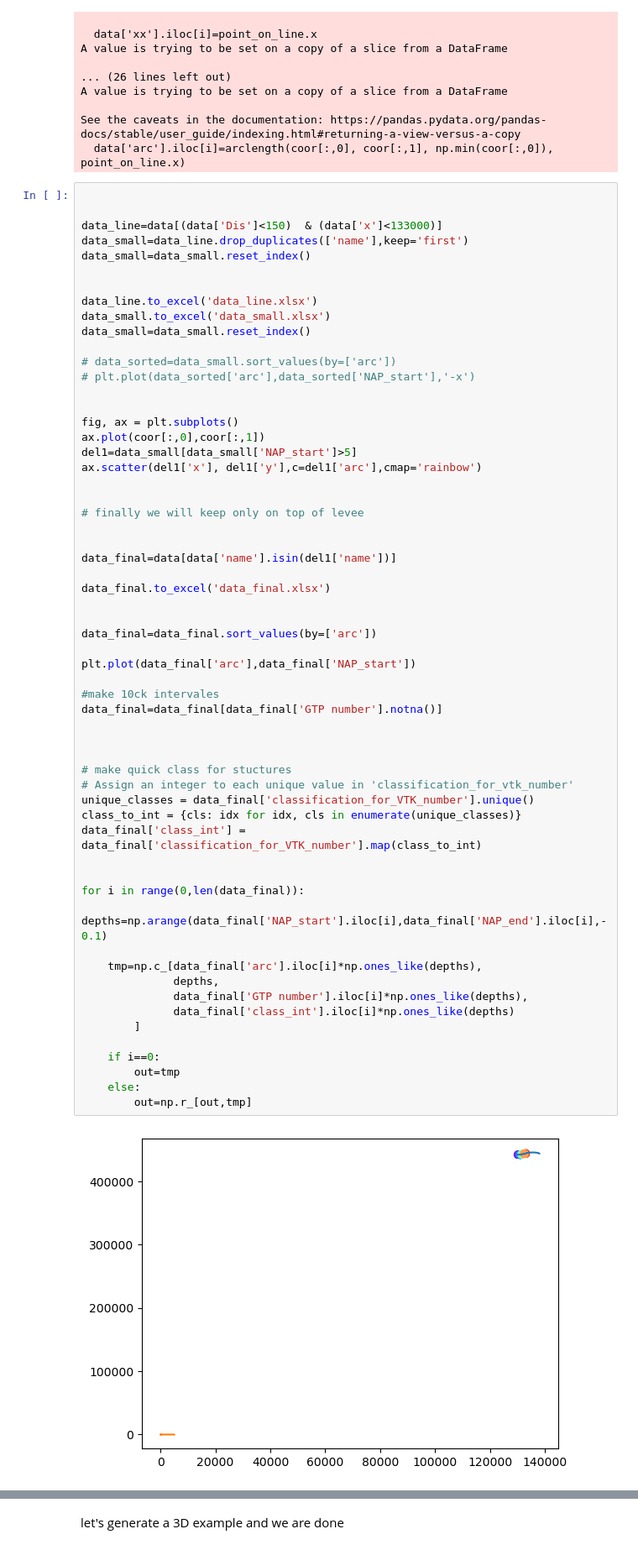
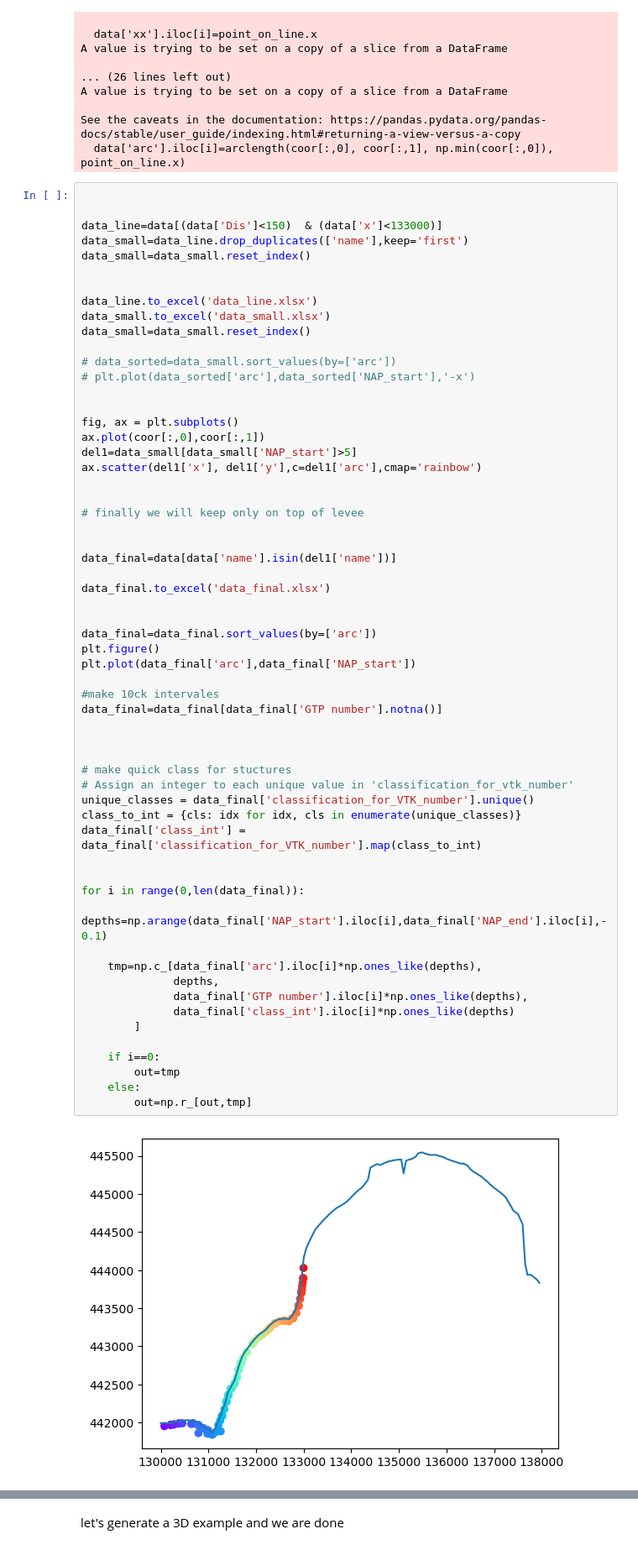
Before and after one commit to mariosgeo/Geology, a Jupyter notebook: demo.ipynb, the cells around one changed output, grey strips where cells are left out. Shown at 84% size. Drawn from its saved outputs; the diff is of its cells as text.

```diff
--- a/demo.ipynb
+++ b/demo.ipynb
@@ -1046,33 +899,33 @@ data_final.to_excel('data_final.xlsx')
 
 
 data_final=data_final.sort_values(by=['arc'])
-
+plt.figure()
 plt.plot(data_final['arc'],data_final['NAP_start'])
 
 #make 10ck intervales
 data_final=data_final[data_final['GTP number'].notna()]
 
 
 
 # make quick class for stuctures
 # Assign an integer to each unique value in 'classification_for_vtk_number'
 unique_classes = data_final['classification_for_VTK_number'].unique()
 class_to_int = {cls: idx for idx, cls in enumerate(unique_classes)}
 data_final['class_int'] = data_final['classification_for_VTK_number'].map(class_to_int)
 
 
 for i in range(0,len(data_final)):
     depths=np.arange(data_final['NAP_start'].iloc[i],data_final['NAP_end'].iloc[i],-0.1)
 
     tmp=np.c_[data_final['arc'].iloc[i]*np.ones_like(depths),
               depths,
               data_final['GTP number'].iloc[i]*np.ones_like(depths),
               data_final['class_int'].iloc[i]*np.ones_like(depths)
         ]
 
     if i==0:
         out=tmp
     else:
         out=np.r_[out,tmp]
 # %% [output]
-[figure, old version]
+[figure, new version]
```
Also changed, not shown: parts of 46 cells of this notebook, 2 other files.
